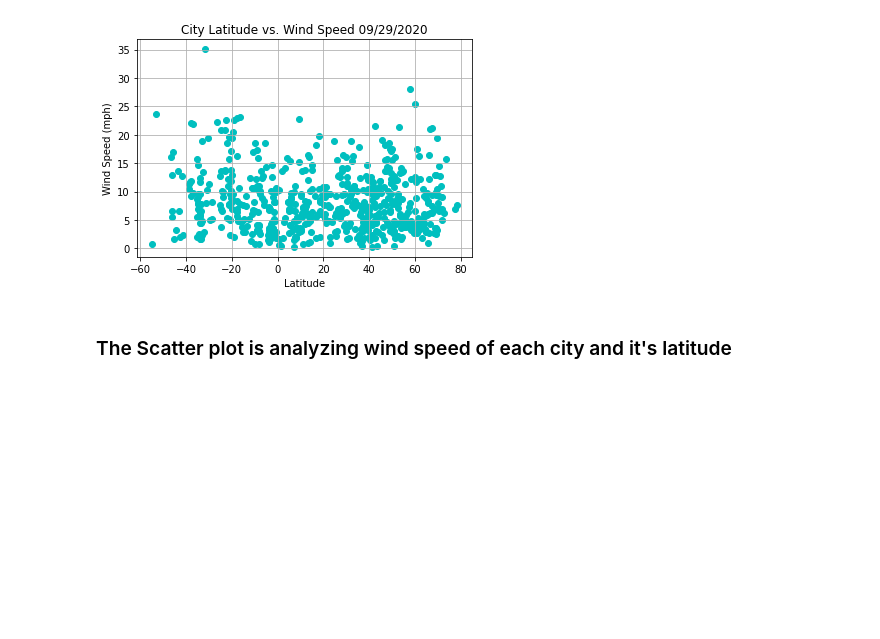
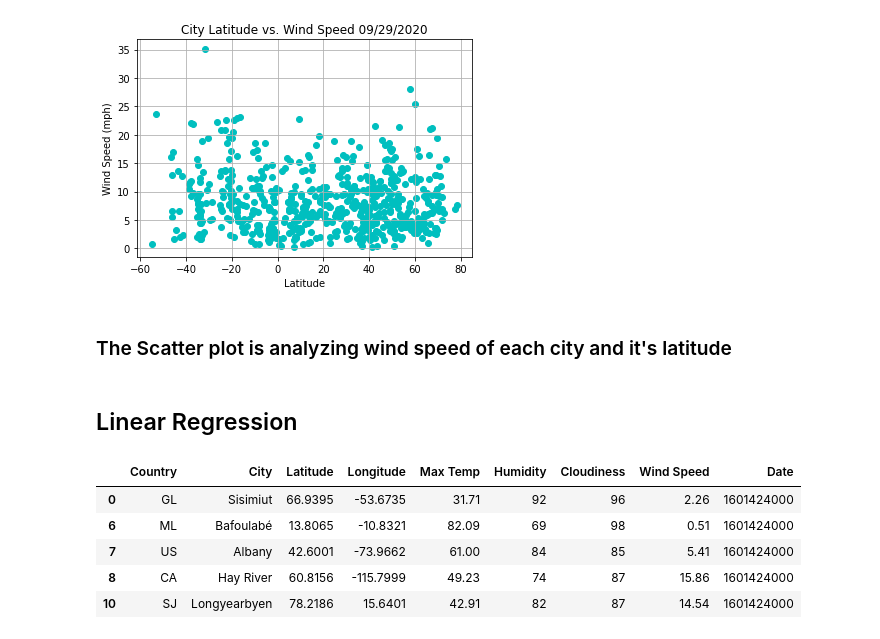
Before and after one commit to GStout17/python-api-challenge, a Jupyter notebook: WeatherPy/WeatherPy.ipynb, the cells around one changed output. Saved outputs shown, nothing was run; the diff lists cells and outputs as text; code cells hidden in the pictures; blank space fills up the shorter version.

Commit message:
Created linear refression function + northern/southern df

```diff
--- a/WeatherPy/WeatherPy.ipynb
+++ b/WeatherPy/WeatherPy.ipynb
@@ -271,3 +271,5 @@ plt.show()
 [figure]
 # %% [markdown]
 ### The Scatter plot is analyzing wind speed of each city and it's latitude
+# %% [markdown]
+## Linear Regression
@@ -273,0 +298,13 @@ plt.show()
+# %%
+# Creating Northern and Southern dfs. Use .loc + conidtional statemnt
+northlat_df = weather_data.loc[weather_data["Latitude"] >= 0,:]
+southlat_df = weather_data.loc[weather_data["Latitude"] < 0,:]
+
+northlat_df.head()
+# %% [output]
+|  | Country | City | Latitude | Longitude | Max Temp | Humidity | Cloudiness | Wind Speed | Date |
+| 0 | GL | Sisimiut | 66.9395 | -53.6735 | 31.71 | 92 | 96 | 2.26 | 1601424000 |
+| 6 | ML | Bafoulabé | 13.8065 | -10.8321 | 82.09 | 69 | 98 | 0.51 | 1601424000 |
+| 7 | US | Albany | 42.6001 | -73.9662 | 61.00 | 84 | 85 | 5.41 | 1601424000 |
+| 8 | CA | Hay River | 60.8156 | -115.7999 | 49.23 | 74 | 87 | 15.86 | 1601424000 |
+| 10 | SJ | Longyearbyen | 78.2186 | 15.6401 | 42.91 | 82 | 87 | 14.54 | 1601424000 |
```
Also changed, not shown: parts of 1 cell of this notebook.
